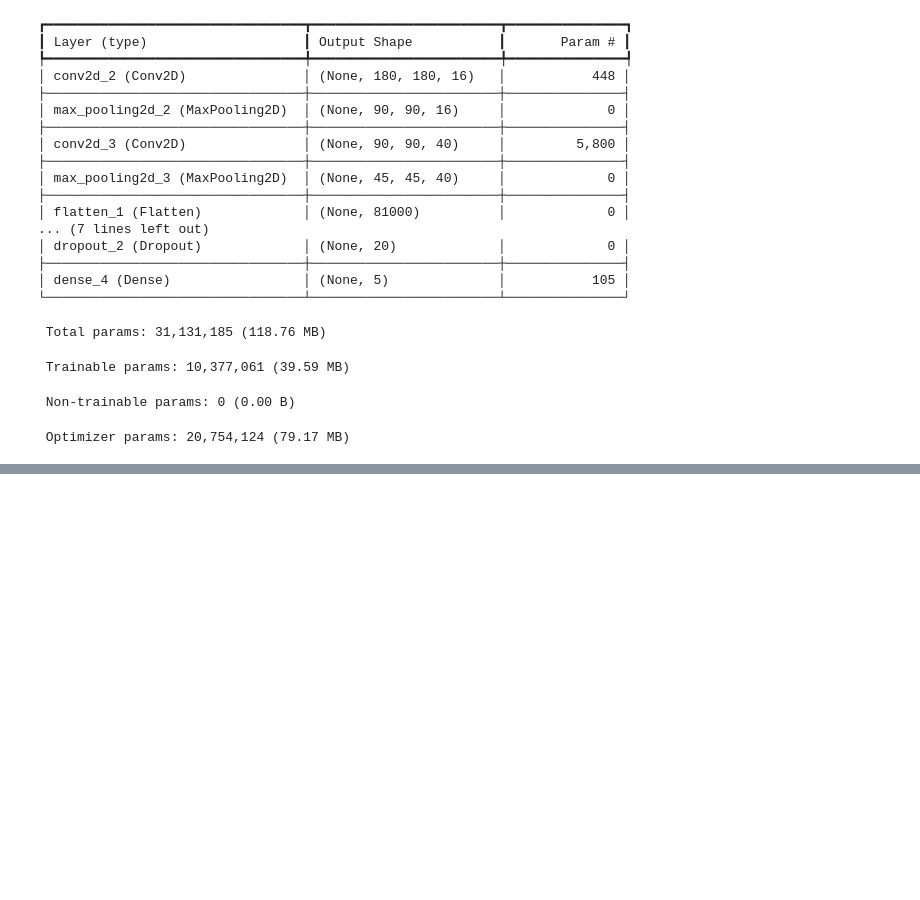
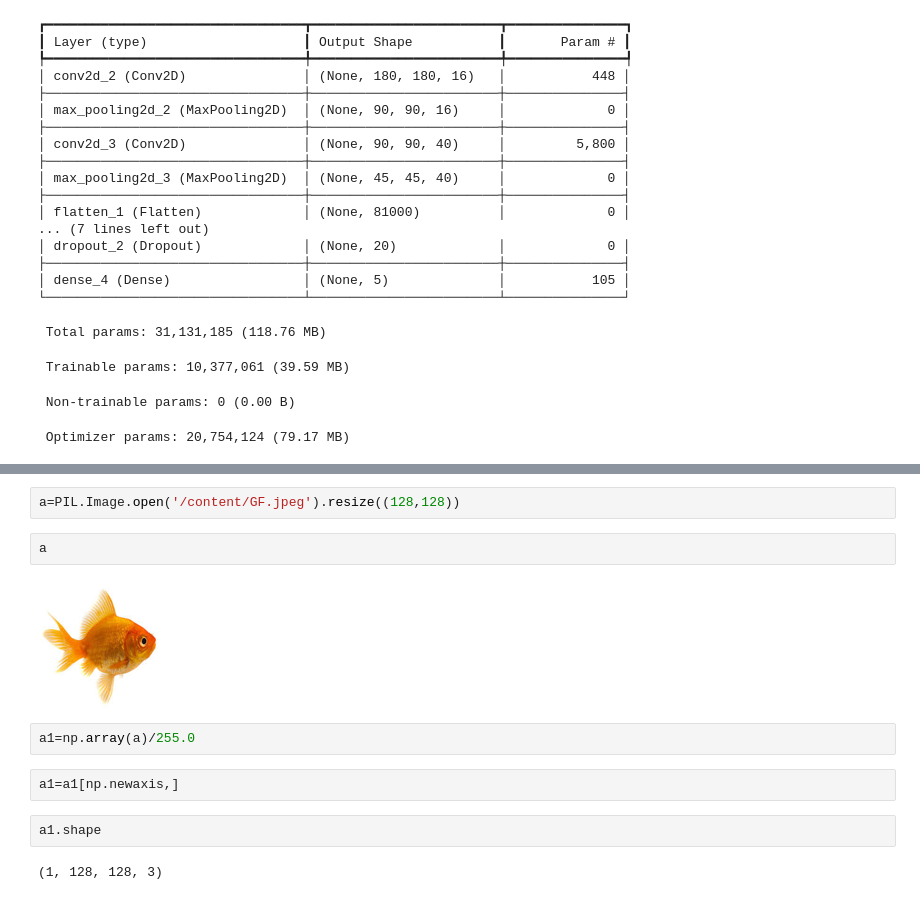
Before and after one commit to ADITYAGUPTAx/Deep-Learning, a Jupyter notebook: CNN.ipynb, the cells around one changed output, grey strips where cells are left out. Drawn from its saved outputs; the diff is of its cells as text; blank space fills up the shorter version.

```diff
--- a/CNN.ipynb
+++ b/CNN.ipynb
@@ -358,0 +356,14 @@ model.evaluate(x2,y2)
+# %%
+a=PIL.Image.open('/content/GF.jpeg').resize((128,128))
+# %%
+a
+# %% [output]
+[figure, added]
+# %%
+a1=np.array(a)/255.0
+# %%
+a1=a1[np.newaxis,]
+# %%
+a1.shape
+# %% [output]
+(1, 128, 128, 3)
```
Also changed, not shown: parts of 21 cells of this notebook.
